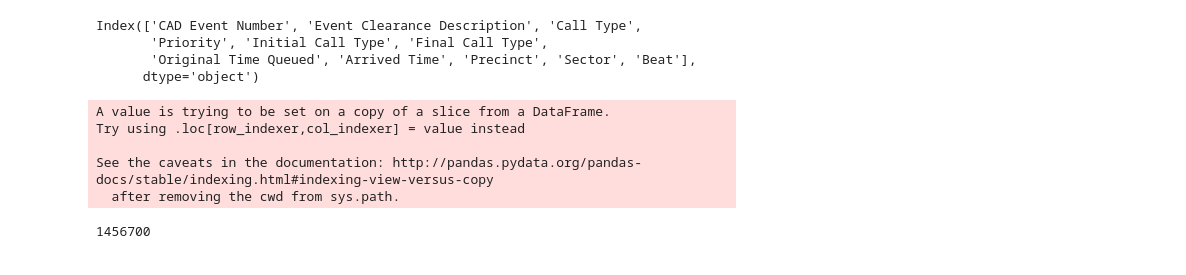
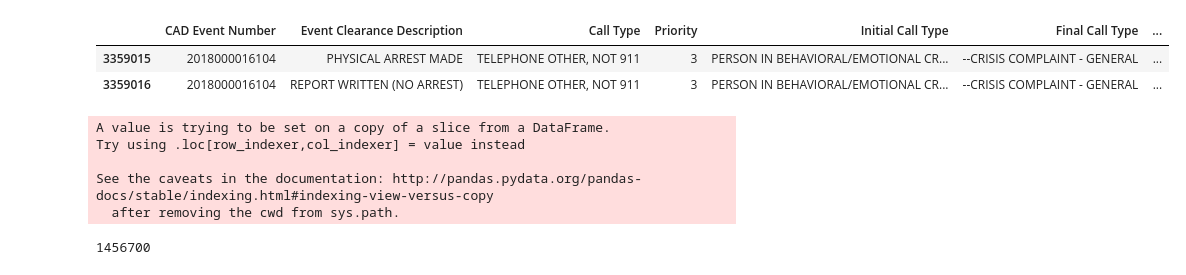
Before and after one commit to SarahMBurgart/use-of-force, a Jupyter notebook: EDA.ipynb, the cells around one changed output. Drawn from its saved outputs; the diff is of its cells as text; code cells hidden in the pictures.

```diff
--- a/EDA.ipynb
+++ b/EDA.ipynb
@@ -44,13 +44,12 @@ def callstime(df, col_arrive):
     return df
 # %%
 calls = pd.read_csv("data/Call_Data.csv")
-# %%
-calls.columns
-# %% [output]
-Index(['CAD Event Number', 'Event Clearance Description', 'Call Type',
-       'Priority', 'Initial Call Type', 'Final Call Type',
-       'Original Time Queued', 'Arrived Time', 'Precinct', 'Sector', 'Beat'],
-      dtype='object')
+# %%
+calls[calls["CAD Event Number"] == 2018000016104] # obviously different
+# %% [output]
+|  | CAD Event Number | Event Clearance Description | Call Type | Priority | Initial Call Type | Final Call Type | ... |
+| 3359015 | 2018000016104 | PHYSICAL ARREST MADE | TELEPHONE OTHER, NOT 911 | 3 | PERSON IN BEHAVIORAL/EMOTIONAL CR... | --CRISIS COMPLAINT - GENERAL | ... |
+| 3359016 | 2018000016104 | REPORT WRITTEN (NO ARREST) | TELEPHONE OTHER, NOT 911 | 3 | PERSON IN BEHAVIORAL/EMOTIONAL CR... | --CRISIS COMPLAINT - GENERAL | ... |
 # %%
 calls = callstime(calls,"Arrived Time")
 calls17 = calls[calls["year"].isin(["2014", "2015", "2016", "2017", "2018", "2019"])]
```
Also changed, not shown: parts of 17 cells of this notebook.
